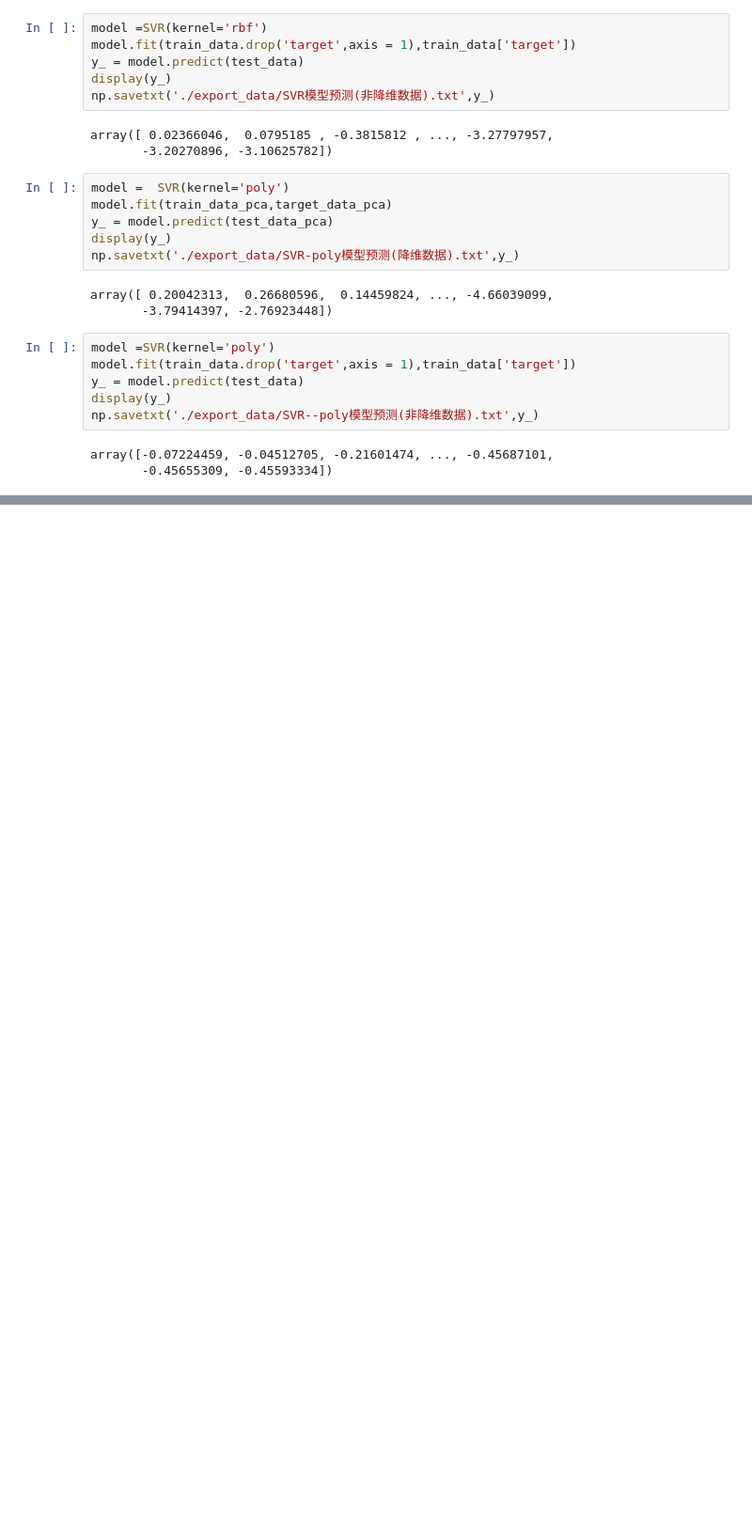
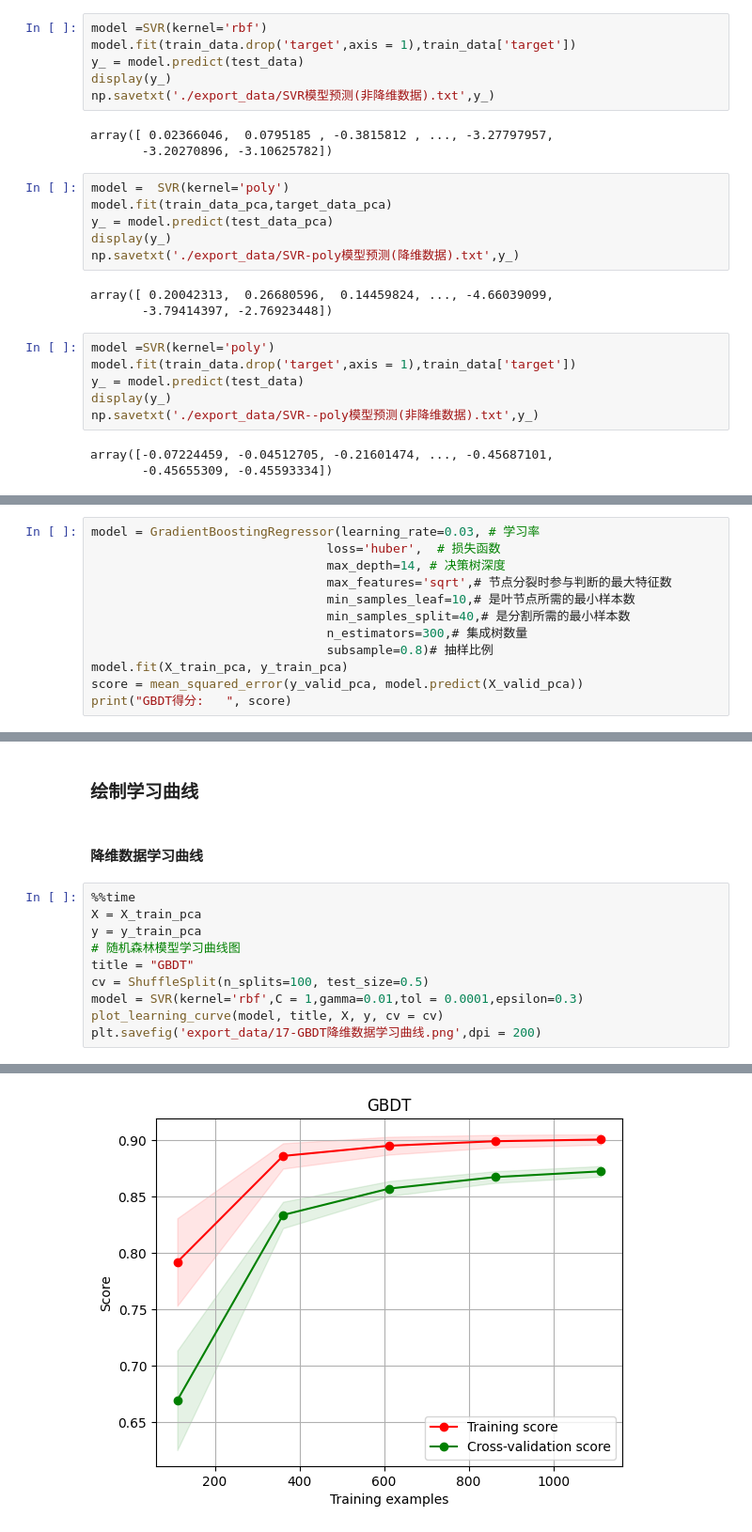
Before and after one commit to lanshi17/AIoT_notebook, a Jupyter notebook: 机器学习/线性回归/智能发电厂工业蒸汽量项目预测实战/model_prediction.ipynb, the cells around one changed output, grey strips where cells are left out. Shown at 94% size. Cells and saved outputs as stored; diff of their text form; blank space fills up the shorter version.

```diff
--- a/机器学习/线性回归/智能发电厂工业蒸汽量项目预测实战/model_prediction.ipynb
+++ b/机器学习/线性回归/智能发电厂工业蒸汽量项目预测实战/model_prediction.ipynb
@@ -300,0 +305,12 @@ array([-0.07224459, -0.04512705, -0.21601474, ..., -0.45687101,
+# %%
+model = GradientBoostingRegressor(learning_rate=0.03, # 学习率
+                                loss='huber',  # 损失函数
+                                max_depth=14, # 决策树深度
+                                max_features='sqrt',# 节点分裂时参与判断的最大特征数
+                                min_samples_leaf=10,# 是叶节点所需的最小样本数
+                                min_samples_split=40,# 是分割所需的最小样本数
+                                n_estimators=300,# 集成树数量
+                                subsample=0.8)# 抽样比例
+model.fit(X_train_pca, y_train_pca)
+score = mean_squared_error(y_valid_pca, model.predict(X_valid_pca))
+print("GBDT得分:   ", score)
@@ -300,0 +335,15 @@ array([-0.07224459, -0.04512705, -0.21601474, ..., -0.45687101,
+# %% [markdown]
+### 绘制学习曲线
+# %% [markdown]
+#### 降维数据学习曲线
+# %%
+%%time
+X = X_train_pca
+y = y_train_pca
+# 随机森林模型学习曲线图
+title = "GBDT"
+cv = ShuffleSplit(n_splits=100, test_size=0.5)
+model = SVR(kernel='rbf',C = 1,gamma=0.01,tol = 0.0001,epsilon=0.3)
+plot_learning_curve(model, title, X, y, cv = cv)
+plt.savefig('export_data/17-GBDT降维数据学习曲线.png',dpi = 200)
+# %% [output]
@@ -300,0 +352 @@ array([-0.07224459, -0.04512705, -0.21601474, ..., -0.45687101,
+[figure, added]
```
Also changed, not shown: parts of 8 cells of this notebook, 21 other files.
